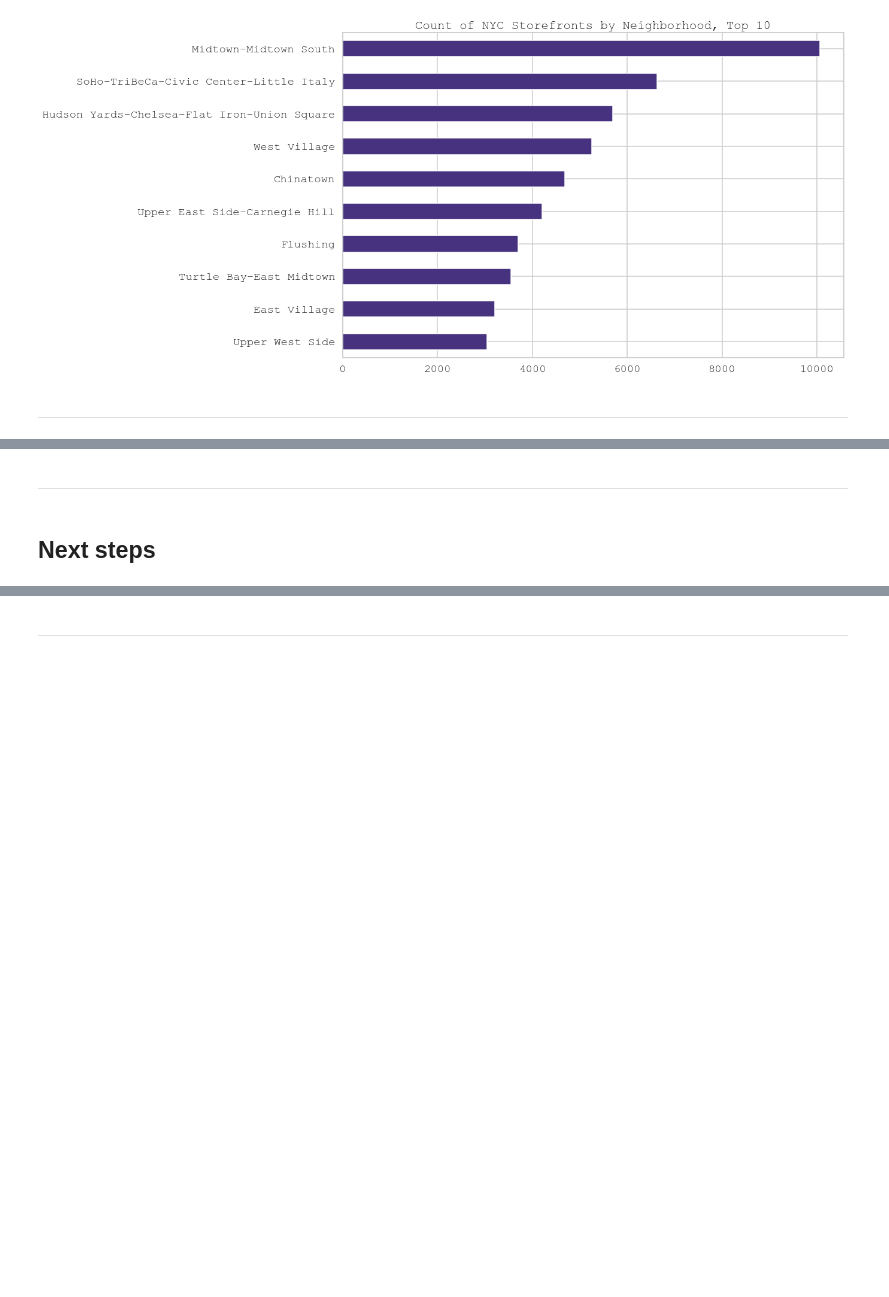
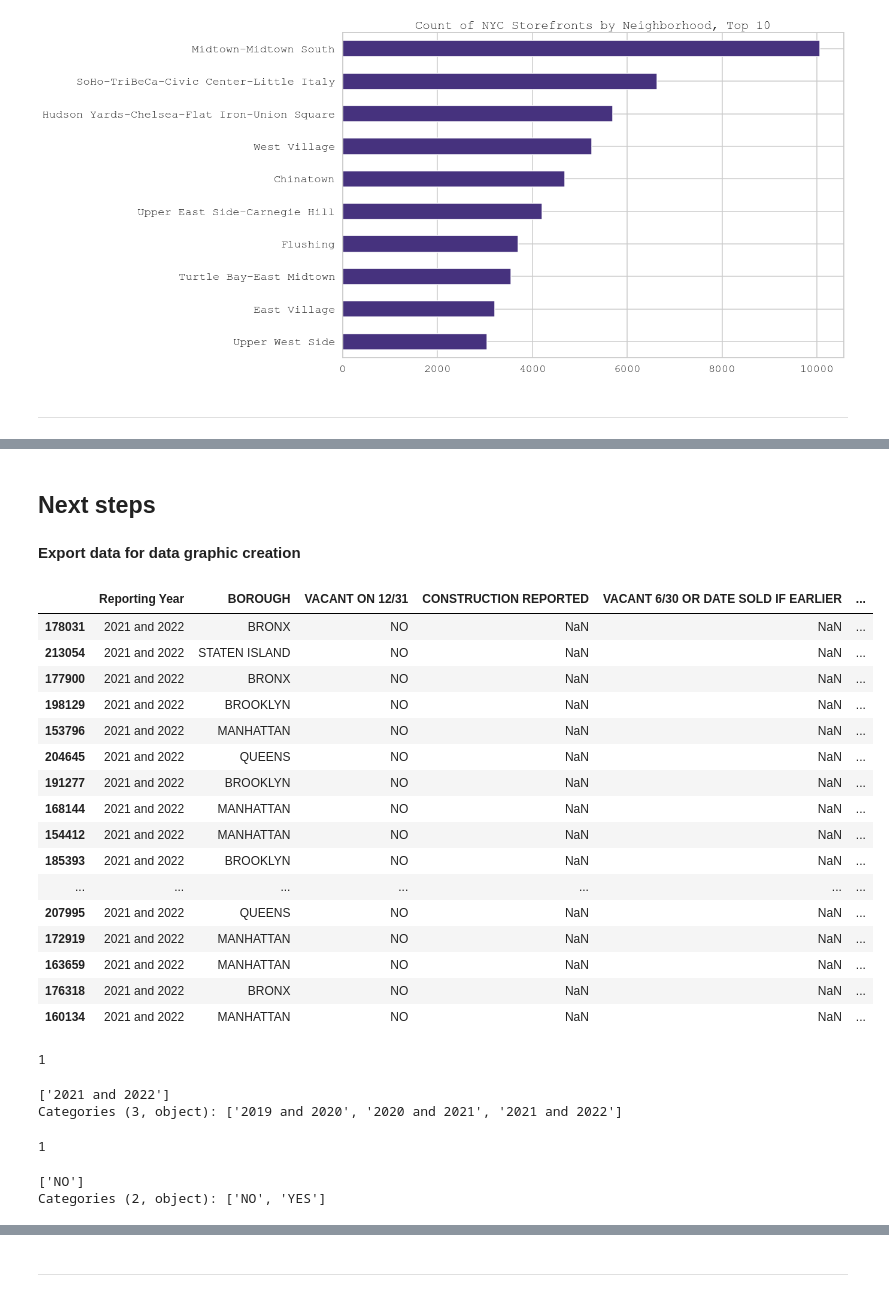
Before and after one commit to davidwhitenyc/NYC-Open-Data-Exploratory-Data-Analyses, a Jupyter notebook: ins-011-storefronts-reported-vacant-or-not-eda-nyc-open-data-2023-01-11.ipynb, the cells around one changed output, grey strips where cells are left out. Cells and saved outputs as stored; diff of their text form; code cells hidden in the pictures; blank space fills up the shorter version.

Commit message:
updated neighborhood analysis

```diff
--- a/ins-011-storefronts-reported-vacant-or-not-eda-nyc-open-data-2023-01-11.ipynb
+++ b/ins-011-storefronts-reported-vacant-or-not-eda-nyc-open-data-2023-01-11.ipynb
@@ -633,4 +558,2 @@ pd.pivot_table(data=df, # the DataFrame being used to create the pivot table
-# %% [markdown]
----
 # %% [markdown]
 ## **Next steps**
@@ -640,0 +560,51 @@ pd.pivot_table(data=df, # the DataFrame being used to create the pivot table
+# %% [markdown]
+**Export data for data graphic creation**
+# %%
+# subset storefronts by neighborhood data for most recent reporting year and non-vacant storefronts only
+
+open_storefronts_21_22 = storefronts_focuscols.loc[(storefronts_focuscols['Reporting Year'] == '2021 and 2022') &
+                                                   (storefronts_focuscols['VACANT ON 12/31'] == 'NO')]
+# %%
+# confirm that the data has been subset as expected
+
+open_storefronts_21_22.sample(20, random_state=1)
+# %% [output]
+|  | Reporting Year | BOROUGH | VACANT ON 12/31 | CONSTRUCTION REPORTED | VACANT 6/30 OR DATE SOLD IF EARLIER | ... |
+| 178031 | 2021 and 2022 | BRONX | NO | NaN | NaN | ... |
+| 213054 | 2021 and 2022 | STATEN ISLAND | NO | NaN | NaN | ... |
+| 177900 | 2021 and 2022 | BRONX | NO | NaN | NaN | ... |
+| 198129 | 2021 and 2022 | BROOKLYN | NO | NaN | NaN | ... |
+| 153796 | 2021 and 2022 | MANHATTAN | NO | NaN | NaN | ... |
+| 204645 | 2021 and 2022 | QUEENS | NO | NaN | NaN | ... |
+| 191277 | 2021 and 2022 | BROOKLYN | NO | NaN | NaN | ... |
+| 168144 | 2021 and 2022 | MANHATTAN | NO | NaN | NaN | ... |
+| 154412 | 2021 and 2022 | MANHATTAN | NO | NaN | NaN | ... |
+| 185393 | 2021 and 2022 | BROOKLYN | NO | NaN | NaN | ... |
+| ... | ... | ... | ... | ... | ... | ... |
+| 207995 | 2021 and 2022 | QUEENS | NO | NaN | NaN | ... |
+| 172919 | 2021 and 2022 | MANHATTAN | NO | NaN | NaN | ... |
+| 163659 | 2021 and 2022 | MANHATTAN | NO | NaN | NaN | ... |
+| 176318 | 2021 and 2022 | BRONX | NO | NaN | NaN | ... |
+| 160134 | 2021 and 2022 | MANHATTAN | NO | NaN | NaN | ... |
+# %%
+# confirm reporting year filtering
+
+open_storefronts_21_22['Reporting Year'].nunique()
+# %% [output]
+1
+# %%
+open_storefronts_21_22['Reporting Year'].unique()
+# %% [output]
+['2021 and 2022']
+Categories (3, object): ['2019 and 2020', '2020 and 2021', '2021 and 2022']
+# %%
+# confirm filtering on 'vacant or not'
+
+open_storefronts_21_22['VACANT ON 12/31'].nunique()
+# %% [output]
+1
+# %%
+open_storefronts_21_22['VACANT ON 12/31'].unique()
+# %% [output]
+['NO']
+Categories (2, object): ['NO', 'YES']
```
Also changed, not shown: parts of 15 cells of this notebook.
